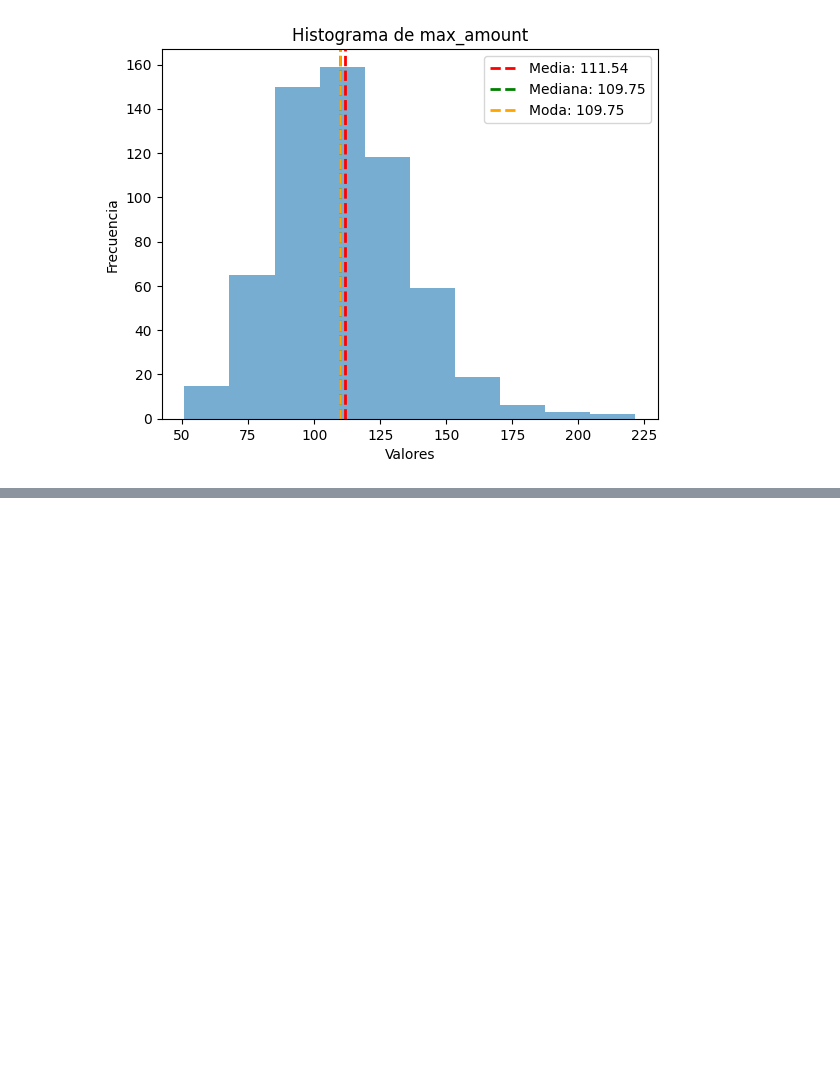
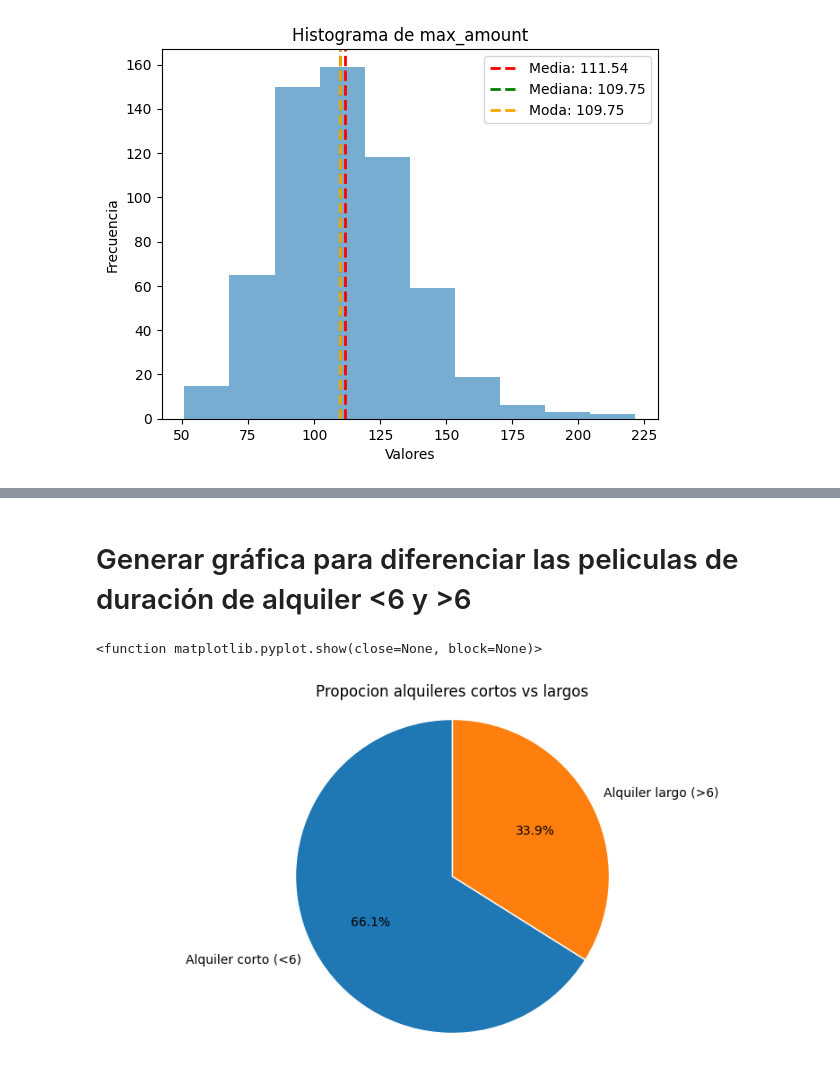
Before and after one commit to JaimeAmuedoJAH/consulta-analisis-datos-sakila, a Jupyter notebook: notebook/ProyectoIII_dataframe1.ipynb, the cells around one changed output, grey strips where cells are left out. Saved outputs shown, nothing was run; the diff lists cells and outputs as text; code cells hidden in the pictures; blank space fills up the shorter version.

Commit message:
Feature: generación de gráficos para el dataset 1. #30

```diff
--- a/notebook/ProyectoIII_dataframe1.ipynb
+++ b/notebook/ProyectoIII_dataframe1.ipynb
@@ -264,0 +340,21 @@ for datos, nombre in zip(datasets, nombres):
+# %% [markdown]
+# Generar gráfica para diferenciar las peliculas de duración de alquiler  <6 y >6
+# %%
+values = df_copy['long_rental'].value_counts()
+labels = ['Alquiler corto (<6)', 'Alquiler largo (>6)']
+
+plt.figure(figsize=(10, 5))
+plt.pie(
+    values,
+    labels=labels,
+    autopct='%1.1f%%',
+    startangle=90,
+    wedgeprops={'linewidth': 1, 'edgecolor': 'white'}
+)
+
+plt.title("Propocion alquileres cortos vs largos")
+plt.axis('equal')
+plt.show
+# %% [output]
+<function matplotlib.pyplot.show(close=None, block=None)>
+[figure, added]
```
Also changed, not shown: parts of 11 cells of this notebook, 2 other files.
